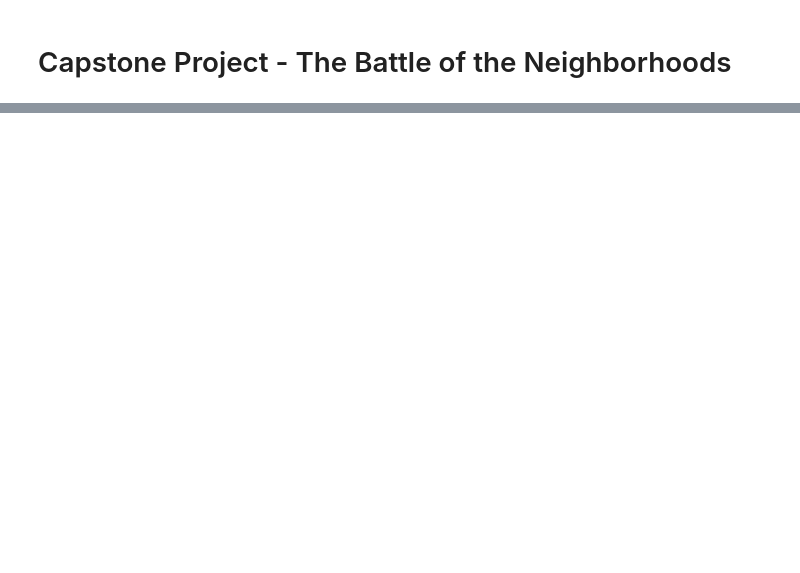
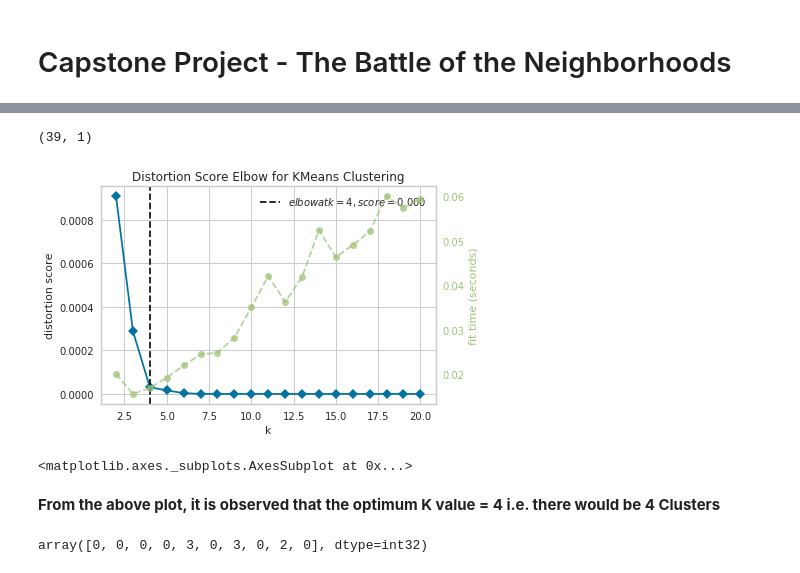
Before and after one commit to sankarramamurthy/Coursera_Capstone_Project, a Jupyter notebook: Coursera_Capstone_Project_Notebook.ipynb, the cells around one changed output, grey strips where cells are left out. Drawn from its saved outputs; the diff is of its cells as text; code cells hidden in the pictures; blank space fills up the shorter version.

```diff
--- a/Coursera_Capstone_Project_Notebook.ipynb
+++ b/Coursera_Capstone_Project_Notebook.ipynb
@@ -38,0 +364,6 @@ The data requirements for this project are as follows:
+# %%
+# Group the rows by Neighborhood and by taking the Mean of the frequency of occurance of each category
+to_grouped = to_onehot.groupby(["Neighborhoods"]).mean().reset_index()
+
+print(to_grouped.shape)
+to_grouped.head()
@@ -38,0 +379,5 @@ The data requirements for this project are as follows:
+# %%
+# Pull out only the Indian Restaurants
+ind = to_grouped[["Neighborhoods", "Indian Restaurant"]]
+ind = ind.rename(columns={"Neighborhoods" : "Neighborhood"})
+ind.head()
@@ -38,0 +452,26 @@ The data requirements for this project are as follows:
+# %%
+# Instantiate the clustering model and visualizer
+model = KMeans()
+visualizer = KElbowVisualizer(model, k=(2,21))
+print(X.shape)
+
+visualizer.fit(X)        # Fit the data to the visualizer
+visualizer.show()
+# %% [output]
+(39, 1)
+[figure, added]
+<matplotlib.axes._subplots.AxesSubplot at 0x...>
+# %% [markdown]
+**From the above plot, it is observed that the optimum K value = 4 i.e. there would be 4 Clusters**
+# %%
+kclusters = 4
+
+toronto_grouped_clustering = ind.drop('Neighborhood', 1)
+
+# run k-means clustering
+kmeans = KMeans(n_clusters=kclusters, random_state=0).fit(toronto_grouped_clustering)
+
+# check cluster labels generated for each row in the dataframe
+kmeans.labels_[0:10]
+# %% [output]
+array([0, 0, 0, 0, 3, 0, 3, 0, 2, 0], dtype=int32)
```
Also changed, not shown: parts of 76 cells of this notebook.
